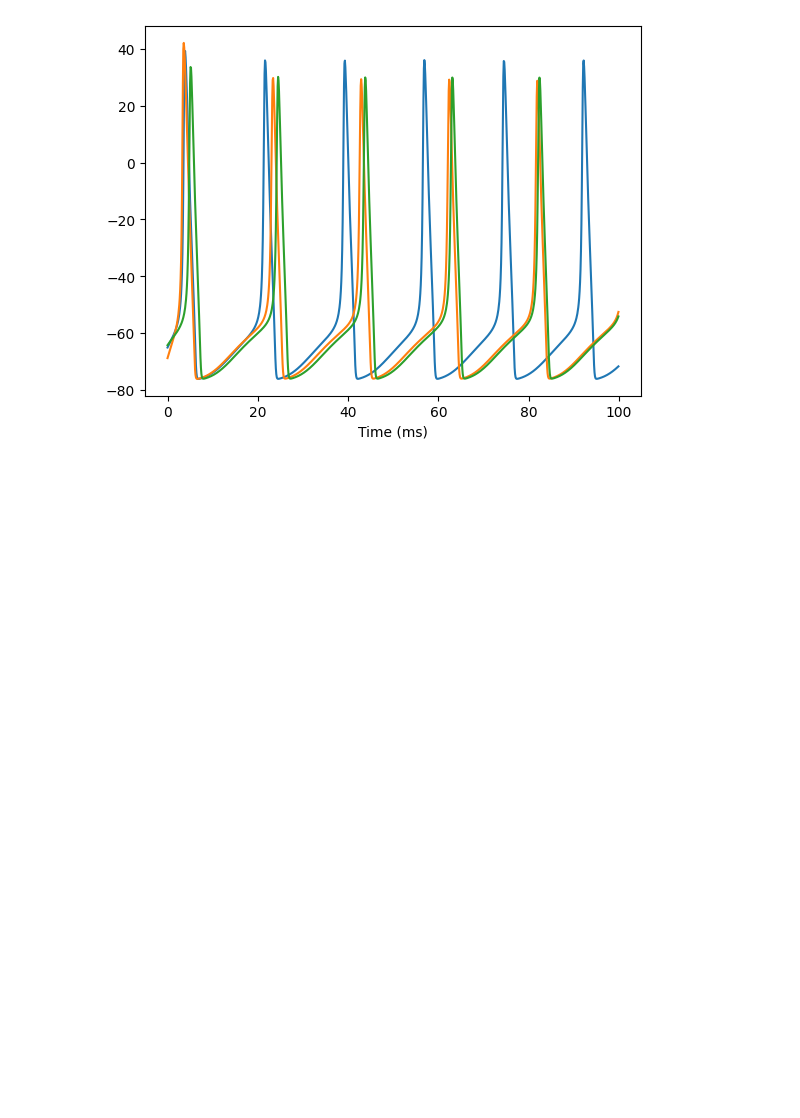
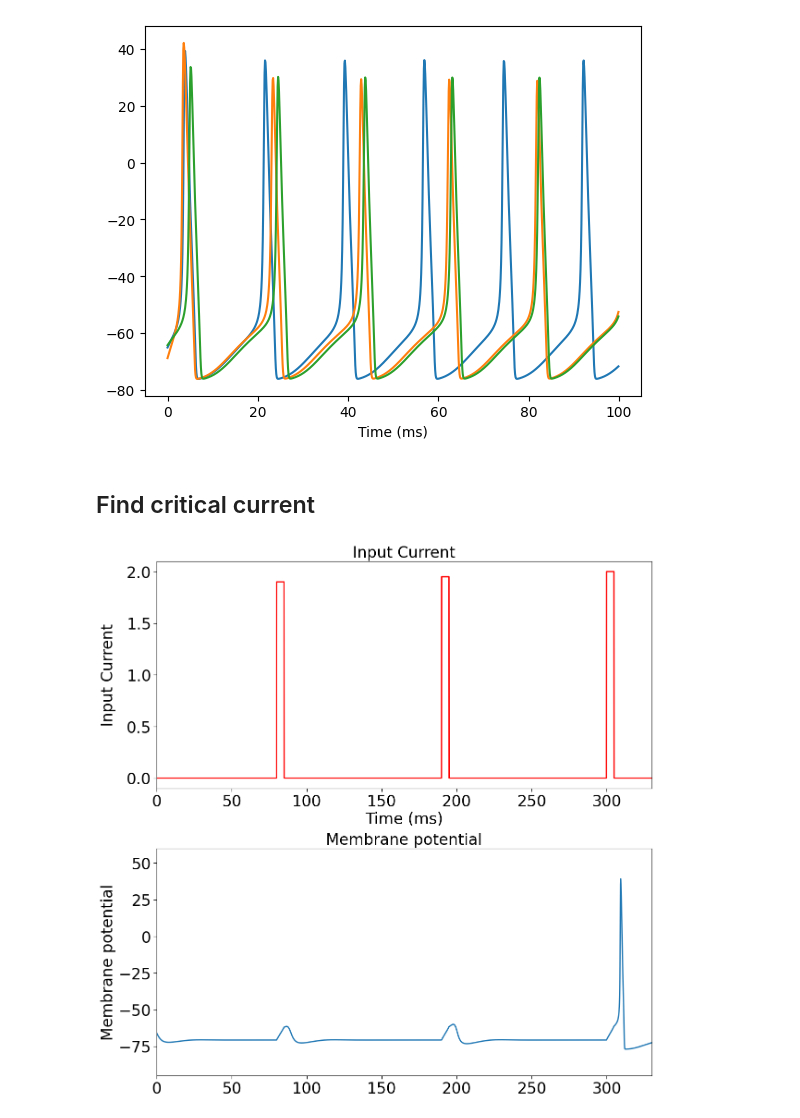
Before and after one commit to XuexingDu/SJTU-13th-CNS-Winter-School, a Jupyter notebook: tutorial/Section2_1.ipynb, the cells around one changed output. Drawn from its saved outputs; the diff is of its cells as text; code cells hidden in the pictures; blank space fills up the shorter version.

```diff
--- a/tutorial/Section2_1.ipynb
+++ b/tutorial/Section2_1.ipynb
@@ -149,3 +149,23 @@ runner.run(inputs=inputs)
 bp.visualize.line_plot(runner.mon.ts, runner.mon.V, plot_ids=[0, 1, 2], show=True)
 # %% [output]
 [figure]
+# %%
+plt_style = {
+    'figure.autolayout' : True,
+    'font.size' : 24,
+    'lines.linewidth' : 2,
+    # 'xtick.labelsize' : 'medium',
+    # 'ytick.labelsize' : 'medium',
+        'xtick.labelsize' : 'medium',
+    'ytick.labelsize' : 'medium',
+    'legend.fontsize' : 'medium',
+    'axes.spines.top' : True,
+    'axes.spines.right' : True,
+    'xtick.major.size' : 5,
+    'ytick.major.size' : 5,
+    'legend.fontsize' : 24,
+    'axes.labelsize' : 24,
+    'axes.titlesize' : 24,
+    }
+for key, val in plt_style.items():
+    plt.rcParams[key] = val
@@ -151,0 +248,21 @@ bp.visualize.line_plot(runner.mon.ts, runner.mon.V, plot_ids=[0, 1, 2], show=Tru
+# %% [markdown]
+## Find critical current
+# %%
+# apply several step currents
+amplitudes = [0, 1.9, 0, 1.95, 0, 2.0]  # step current amplitude
+
+stim_interval = 25.
+stim_dur = 5.   # stimulation duration
+I = []
+
+for amplitude in amplitudes:
+    I.append((0., stim_interval))
+    I.append((amplitude, stim_dur))
+    I.append((0., stim_interval))
+
+(step_I, duration) = bp.inputs.constant_input(I)
+
+# run simulation
+HH_simulate(input_current=step_I, duration=duration, geometry = (10,))
+# %% [output]
+[figure, added]
```
Also changed, not shown: parts of 3 cells of this notebook, 1 other file.
